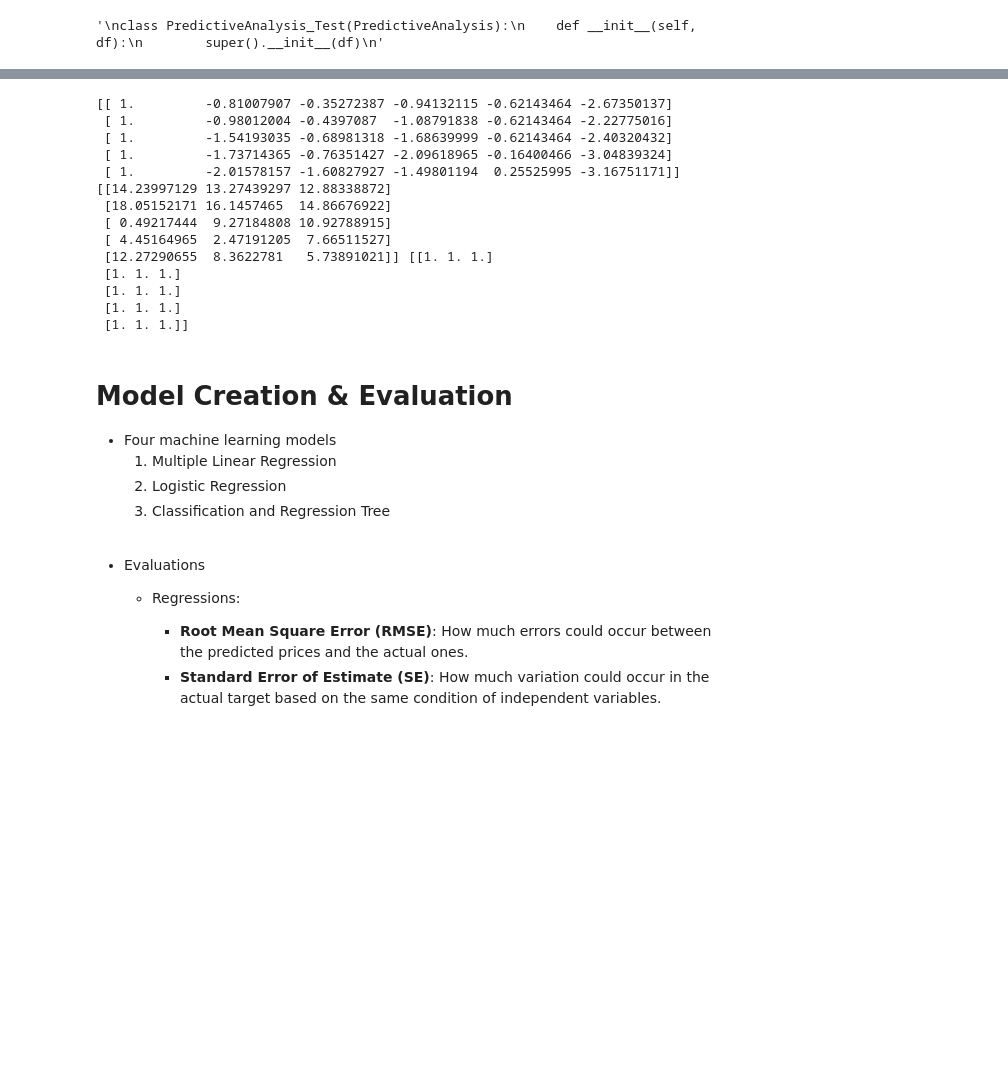
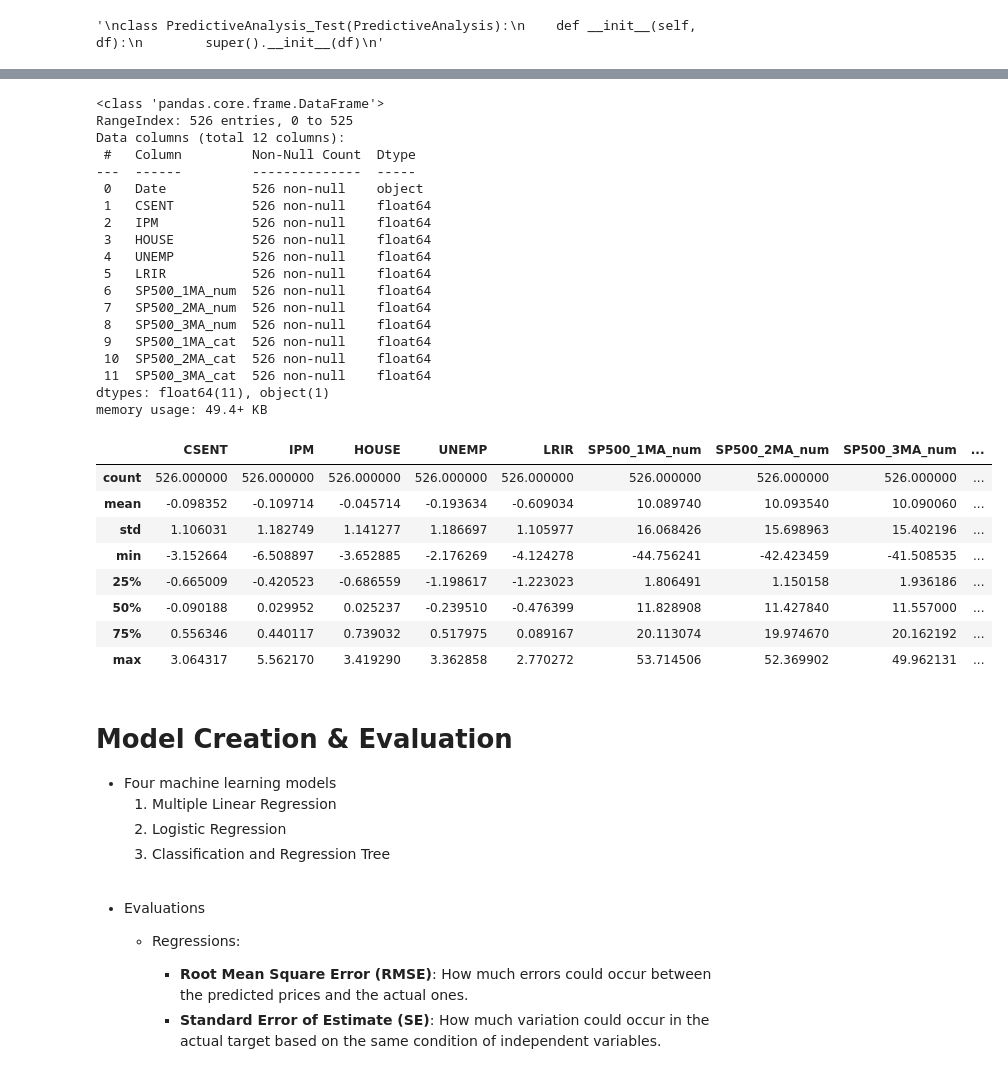
Before and after one commit to RanArino/Course_Projects, a Jupyter notebook: BDM500_PredictiveAnalysis/Projects/ML_Codes.ipynb, the cells around one changed output, grey strips where cells are left out. Saved outputs shown, nothing was run; the diff lists cells and outputs as text; code cells hidden in the pictures; blank space fills up the shorter version.

```diff
--- a/BDM500_PredictiveAnalysis/Projects/ML_Codes.ipynb
+++ b/BDM500_PredictiveAnalysis/Projects/ML_Codes.ipynb
@@ -515,5 +26,7 @@ class PredictiveAnalysis_Test(PredictiveAnalysis):
 # %% [output]
 '\nclass PredictiveAnalysis_Test(PredictiveAnalysis):\n    def __init__(self, df):\n        super().__init__(df)\n'
 # %%
+# create dataset for model learning
 PA = PredictiveAnalysis(df)
-PA.create_data(['CSENT', 'IPM', 'HOUSE', 'UNEMP', 'LRIR'], 'SP500', ma=[1,2,3], fp=[1,2,3,4,5,6], poly_d=1)
+new_df = PA.create_data(['CSENT', 'IPM', 'HOUSE', 'UNEMP', 'LRIR'], 'SP500', ma=[1,2,3], fp=[1,2,3,4,5,6], poly_d=1)
+new_df.head()
@@ -520,19 +40,35 @@ PA.create_data(['CSENT', 'IPM', 'HOUSE', 'UNEMP', 'LRIR'], 'SP500', ma=[1,2,3],
-# %%
-print(PA.X[:5], PA.y_num[:5], PA.y_cat[:5])
-# %% [output]
-[[ 1.         -0.81007907 -0.35272387 -0.94132115 -0.62143464 -2.67350137]
- [ 1.         -0.98012004 -0.4397087  -1.08791838 -0.62143464 -2.22775016]
- [ 1.         -1.54193035 -0.68981318 -1.68639999 -0.62143464 -2.40320432]
- [ 1.         -1.73714365 -0.76351427 -2.09618965 -0.16400466 -3.04839324]
- [ 1.         -2.01578157 -1.60827927 -1.49801194  0.25525995 -3.16751171]] [[14.23997129 13.27439297 12.88338872]
- [18.05152171 16.1457465  14.86676922]
- [ 0.49217444  9.27184808 10.92788915]
- [ 4.45164965  2.47191205  7.66511527]
- [12.27290655  8.3622781   5.73891021]] [[1. 1. 1.]
- [1. 1. 1.]
- [1. 1. 1.]
- [1. 1. 1.]
- [1. 1. 1.]]
+# %%
+new_df.info()
+new_df.describe()
+# %% [output]
+<class 'pandas.core.frame.DataFrame'>
+RangeIndex: 526 entries, 0 to 525
+Data columns (total 12 columns):
+ #   Column         Non-Null Count  Dtype
+---  ------         --------------  -----
+ 0   Date           526 non-null    object
+ 1   CSENT          526 non-null    float64
+ 2   IPM            526 non-null    float64
+ 3   HOUSE          526 non-null    float64
+ 4   UNEMP          526 non-null    float64
+ 5   LRIR           526 non-null    float64
+ 6   SP500_1MA_num  526 non-null    float64
+ 7   SP500_2MA_num  526 non-null    float64
+ 8   SP500_3MA_num  526 non-null    float64
+ 9   SP500_1MA_cat  526 non-null    float64
+ 10  SP500_2MA_cat  526 non-null    float64
+ 11  SP500_3MA_cat  526 non-null    float64
+dtypes: float64(11), object(1)
+memory usage: 49.4+ KB
+|  | CSENT | IPM | HOUSE | UNEMP | LRIR | SP500_1MA_num | SP500_2MA_num | SP500_3MA_num | ... |
+| count | 526.000000 | 526.000000 | 526.000000 | 526.000000 | 526.000000 | 526.000000 | 526.000000 | 526.000000 | ... |
+| mean | -0.098352 | -0.109714 | -0.045714 | -0.193634 | -0.609034 | 10.089740 | 10.093540 | 10.090060 | ... |
+| std | 1.106031 | 1.182749 | 1.141277 | 1.186697 | 1.105977 | 16.068426 | 15.698963 | 15.402196 | ... |
+| min | -3.152664 | -6.508897 | -3.652885 | -2.176269 | -4.124278 | -44.756241 | -42.423459 | -41.508535 | ... |
+| 25% | -0.665009 | -0.420523 | -0.686559 | -1.198617 | -1.223023 | 1.806491 | 1.150158 | 1.936186 | ... |
+| 50% | -0.090188 | 0.029952 | 0.025237 | -0.239510 | -0.476399 | 11.828908 | 11.427840 | 11.557000 | ... |
+| 75% | 0.556346 | 0.440117 | 0.739032 | 0.517975 | 0.089167 | 20.113074 | 19.974670 | 20.162192 | ... |
+| max | 3.064317 | 5.562170 | 3.419290 | 3.362858 | 2.770272 | 53.714506 | 52.369902 | 49.962131 | ... |
 # %% [markdown]
 # Model Creation & Evaluation
 
```
Also changed, not shown: parts of 19 cells of this notebook, 1 other file.
